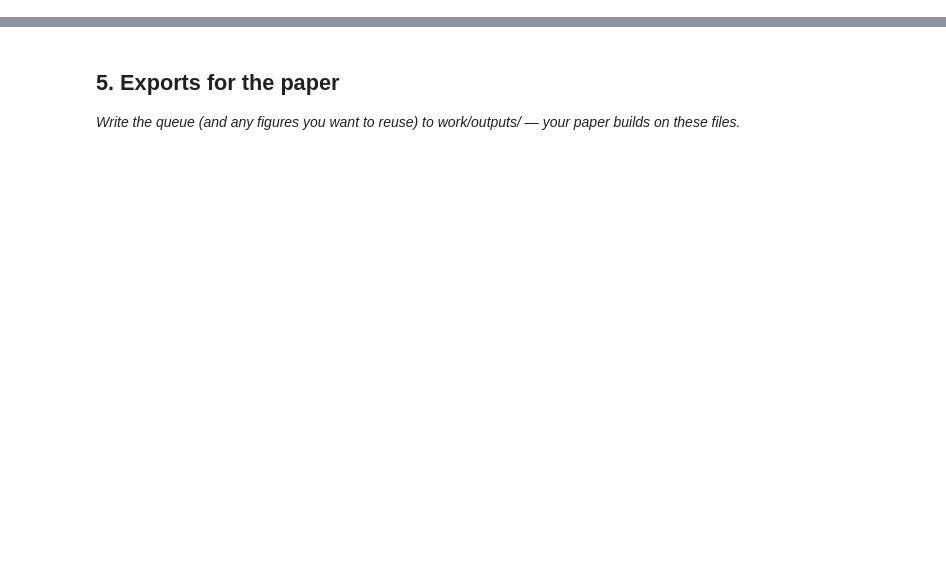
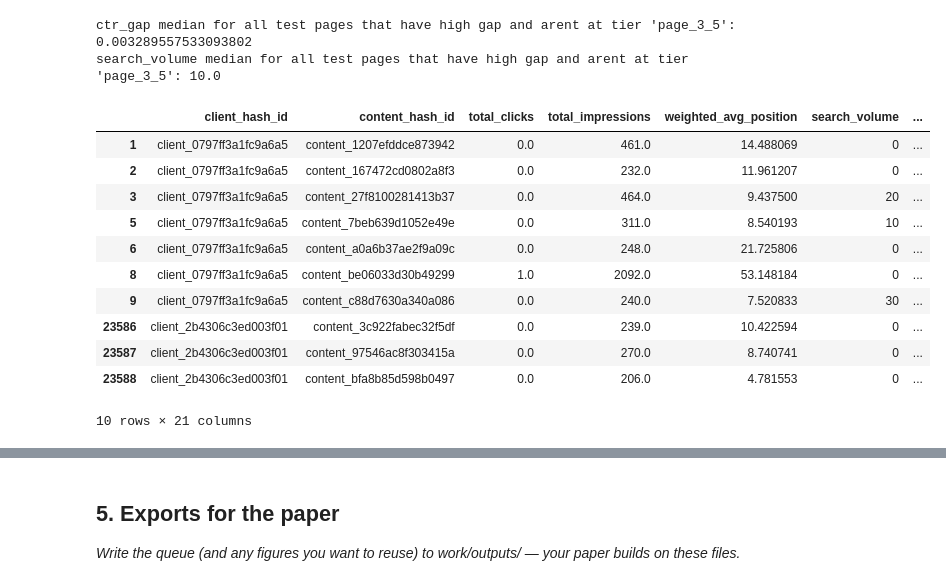
Before and after one commit to T0othIess/FlyRank-AI-ML-internship, a Jupyter notebook: work/notebooks/w07_action_playbook.ipynb, the cells around one changed output, grey strips where cells are left out. Drawn from its saved outputs; the diff is of its cells as text; code cells hidden in the pictures; blank space fills up the shorter version.

Commit message:
ML-10 assignment done, w07_action_playbook.ipynb notebook written

```diff
--- a/work/notebooks/w07_action_playbook.ipynb
+++ b/work/notebooks/w07_action_playbook.ipynb
@@ -36,0 +168,52 @@ This skeleton is yours to fill. Work the sections **in order** — each one has
+# %%
+ctr_gap_median = test_df_E.query("is_high_gap == 1 and position_tier != 'page_3_5'")["ctr_gap"].median()
+search_volume_median = test_df_E.query("is_high_gap == 1 and position_tier != 'page_3_5'")["search_volume"].median()
+
+print(f"ctr_gap median for all test pages that have high gap and arent at tier 'page_3_5': {ctr_gap_median}")
+print(f"search_volume median for all test pages that have high gap and arent at tier 'page_3_5': {search_volume_median}")
+
+severe = (test_df_E["ctr_gap"] >= ctr_gap_median)
+high_volume = (test_df_E["search_volume"] >= search_volume_median)
+conditions = [
+    test_df_E["position_tier"] == "page_3_5",
+    (test_df_E["is_high_gap"] == 1) & severe & high_volume,
+    (test_df_E["is_high_gap"] == 1) & severe & ~high_volume,
+    (test_df_E["is_high_gap"] == 1) & ~severe & high_volume,
+    (test_df_E["is_high_gap"] == 1) & ~severe & ~high_volume
+]
+
+labels = [
+    "NOT_EVALUABLE_LABEL_LIMITATION",
+    "HIGH_PRIORITY_CTR_GAP",
+    "SEVERE_CTR_GAP_LOW_VOLUME",
+    "HIGH_VOLUME_LOW_CTR_GAP",
+    "LOW_PRIORITY_CTR_GAP"
+]
+
+test_df_E["reason_code"] = np.select(conditions, labels, default="NO_ACTION_NEEDED")
+filtered_test_df_model_E = test_df_E.query("reason_code != 'NO_ACTION_NEEDED'").copy()
+
+action_map = {
+    "NOT_EVALUABLE_LABEL_LIMITATION": "Manual review only — model score not valid for this tier.",
+    "HIGH_PRIORITY_CTR_GAP": "Review first — large gap, meaningful traffic.",
+    "SEVERE_CTR_GAP_LOW_VOLUME": "Review when time allows — large gap, low traffic.",
+    "HIGH_VOLUME_LOW_CTR_GAP": "Watch — high traffic, gap not severe yet.",
+    "LOW_PRIORITY_CTR_GAP": "Low priority — no traffic nor is the gap big, keep it at last",
+}
+filtered_test_df_model_E["action"] = filtered_test_df_model_E["reason_code"].map(action_map)
+display(filtered_test_df_model_E.head(10))
+# %% [output]
+ctr_gap median for all test pages that have high gap and arent at tier 'page_3_5': 0.003289557533093802
+search_volume median for all test pages that have high gap and arent at tier 'page_3_5': 10.0
+|  | client_hash_id | content_hash_id | total_clicks | total_impressions | weighted_avg_position | search_volume | ... |
+| 1 | client_0797ff3a1fc9a6a5 | content_1207efddce873942 | 0.0 | 461.0 | 14.488069 | 0 | ... |
+| 2 | client_0797ff3a1fc9a6a5 | content_167472cd0802a8f3 | 0.0 | 232.0 | 11.961207 | 0 | ... |
+| 3 | client_0797ff3a1fc9a6a5 | content_27f8100281413b37 | 0.0 | 464.0 | 9.437500 | 20 | ... |
+| 5 | client_0797ff3a1fc9a6a5 | content_7beb639d1052e49e | 0.0 | 311.0 | 8.540193 | 10 | ... |
+| 6 | client_0797ff3a1fc9a6a5 | content_a0a6b37ae2f9a09c | 0.0 | 248.0 | 21.725806 | 0 | ... |
+| 8 | client_0797ff3a1fc9a6a5 | content_be06033d30b49299 | 1.0 | 2092.0 | 53.148184 | 0 | ... |
+| 9 | client_0797ff3a1fc9a6a5 | content_c88d7630a340a086 | 0.0 | 240.0 | 7.520833 | 30 | ... |
+| 23586 | client_2b4306c3ed003f01 | content_3c922fabec32f5df | 0.0 | 239.0 | 10.422594 | 0 | ... |
+| 23587 | client_2b4306c3ed003f01 | content_97546ac8f303415a | 0.0 | 270.0 | 8.740741 | 0 | ... |
+| 23588 | client_2b4306c3ed003f01 | content_bfa8b85d598b0497 | 0.0 | 206.0 | 4.781553 | 0 | ... |
+10 rows × 21 columns
```
Also changed, not shown: parts of 20 cells of this notebook, 1 other file.
